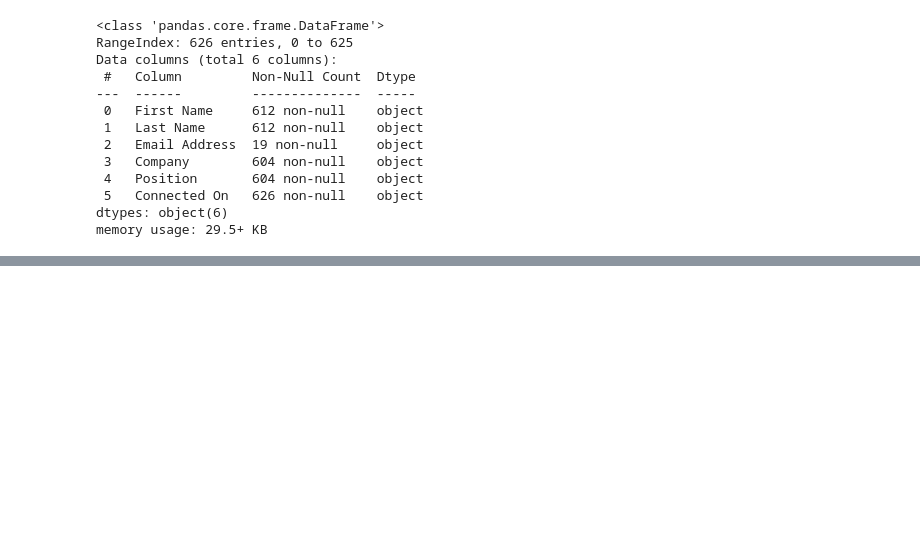
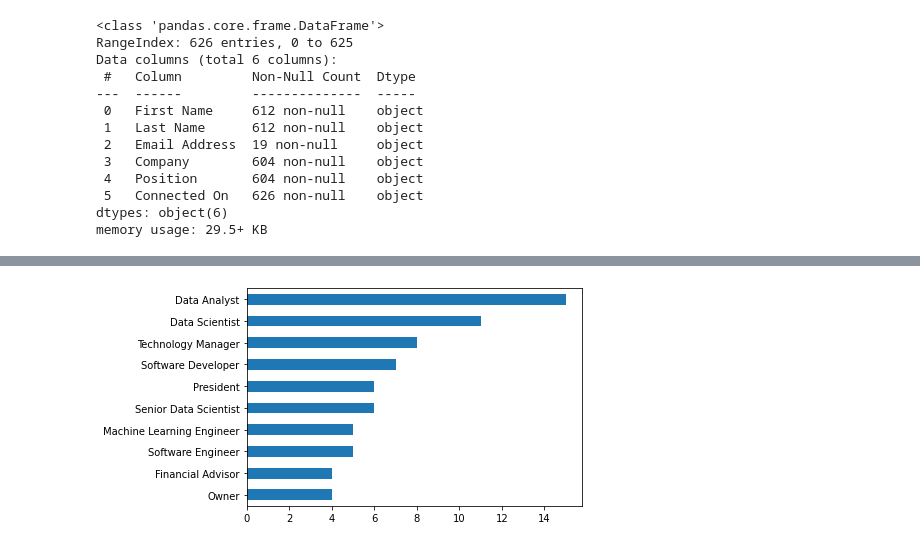
Before and after one commit to Katie33333/linkedIn-network, a Jupyter notebook: linkedin_network.ipynb, the cells around one changed output, grey strips where cells are left out. Drawn from its saved outputs; the diff is of its cells as text; code cells hidden in the pictures; blank space fills up the shorter version.

```diff
--- a/linkedin_network.ipynb
+++ b/linkedin_network.ipynb
@@ -30,0 +58,4 @@ memory usage: 29.5+ KB
+# %%
+df['position'].value_counts().head(10).plot(kind="barh").invert_yaxis();
+# %% [output]
+[figure, added]
```
Also changed, not shown: parts of 19 cells of this notebook.
